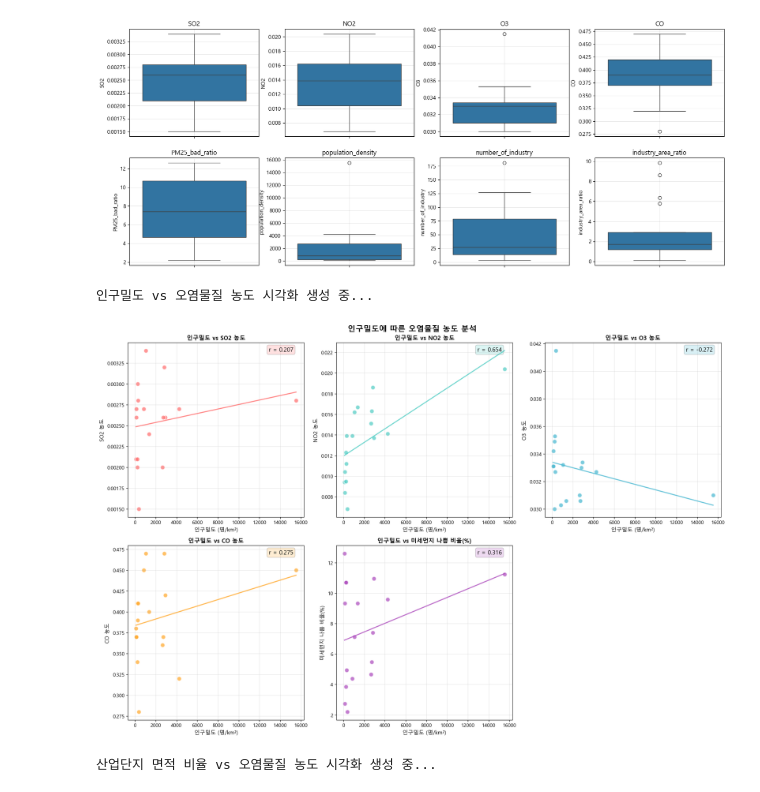
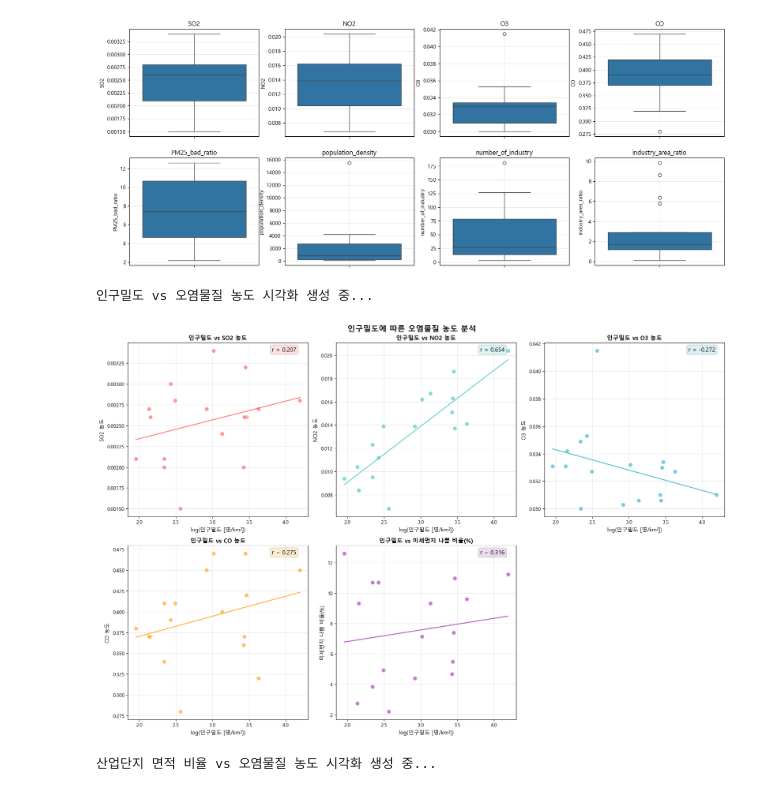
Before and after one commit to Encore-SKN-17/EDA_MINI_3TEAM, a Jupyter notebook: graph.ipynb, the cells around one changed output. Saved outputs shown, nothing was run; the diff lists cells and outputs as text; code cells hidden in the pictures.

```diff
--- a/graph.ipynb
+++ b/graph.ipynb
@@ -169,7 +169,9 @@ population_density_raw = pop_filtered[('2023', '인구밀도')]
 
 # 데이터 정리 (안전한 형변환)
 if not pop_filtered[('2023', '인구밀도')].isnull().any():
-    population_density_clean = pop_filtered[('2023', '인구밀도')].astype(str).replace({'-': '0', '': '0'}).str.replace(',', '').astype(float)
+    population_density_clean = pop_filtered[('2023', '인구밀도')]\
+                    .astype(str).replace({'-': '0', '': '0'})\
+                    .str.replace(',', '').astype(float)
 
 pollution_data['population_density'] = population_density_clean
 
@@ -205,7 +207,6 @@ result = (
 )
 
 tmp_df = tmp_df = area.merge(result[['시도별', '지정면적', '단지수']], on='시도별', how='left')
-
 area_ratio = tmp_df['지정면적']*0.001 / tmp_df['면적']*100
 
 pollution_data['number_of_industry'] = tmp_df['단지수']
@@ -333,36 +334,38 @@ pollutants = ['SO2', 'NO2', 'O3', 'CO', 'PM25_bad_ratio']
 pollutant_names = ['SO2 농도', 'NO2 농도', 'O3 농도', 'CO 농도', '미세먼지 나쁨 비율(%)']
 colors = ['#FF6B6B', '#4ECDC4', '#45B7D1', '#FFA726', '#AB47BC']
 
+pollution_data['log_population_density'] = np.log10(pollution_data['population_density'])
+
 for i, (pollutant, name, color) in enumerate(zip(pollutants, pollutant_names, colors)):
     ax = axes[i]
 
     sns.regplot(
-    x='population_density', y=pollutant, data=pollution_data,
+    x='log_population_density', y=pollutant, data=pollution_data,
     scatter_kws={'s': 80, 'alpha':0.7, 'edgecolor':'white', 'linewidths':1.5, 'color': color},
     line_kws={'color': color, 'alpha':0.8, 'linewidth':2}, ci=None,
     ax=ax
     )
 
     # 상관계수 계산 및 표시
     correlation = np.corrcoef(pollution_data['population_density'], pollution_data[pollutant])[0, 1]
     ax.text(0.8, 0.95, f'r = {correlation:.3f}',
             transform=ax.transAxes, fontsize=12,
             bbox=dict(boxstyle="round,pad=0.3", facecolor=color, alpha=0.2))
 
-    ax.set_xlabel('인구밀도 (명/km²)', fontsize=11)
+    ax.set_xlabel('log(인구밀도 [명/km²])', fontsize=11)
     ax.set_ylabel(name, fontsize=11)
     ax.set_title(f'인구밀도 vs {name}', fontsize=12, fontweight='bold')
     ax.grid(True, alpha=0.3)
 
 # 마지막 subplot 제거
 axes[5].remove()
 
 plt.suptitle('인구밀도에 따른 오염물질 농도 분석', fontsize=16, fontweight='bold')
 plt.tight_layout()
 plt.show()
 # %% [output]
 인구밀도 vs 오염물질 농도 시각화 생성 중...
-[figure, old version]
+[figure, new version]
 # %%
 # 8. 산업단지 면적 비율에 따른 오염물질 농도 시각화
 print("산업단지 면적 비율 vs 오염물질 농도 시각화 생성 중...")
```
Also changed, not shown: 10 other files.
